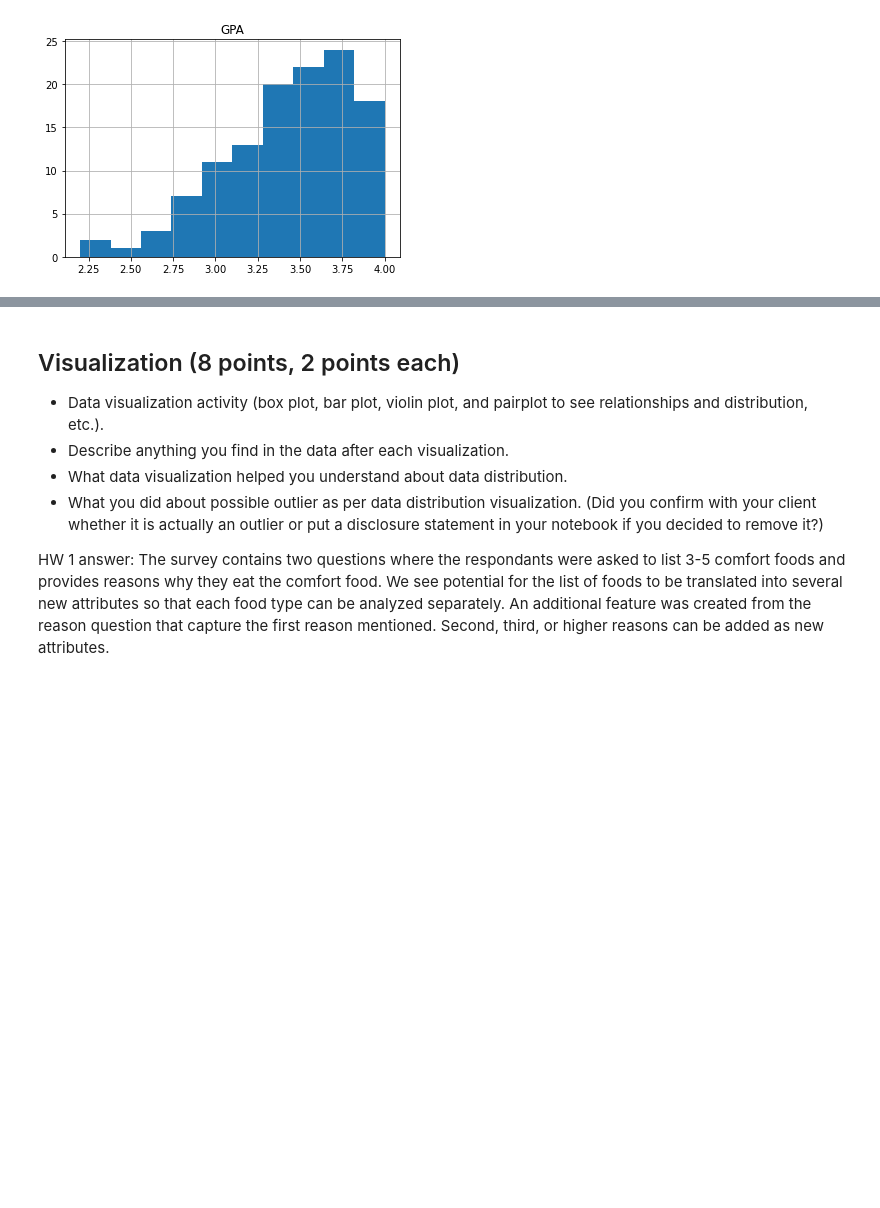
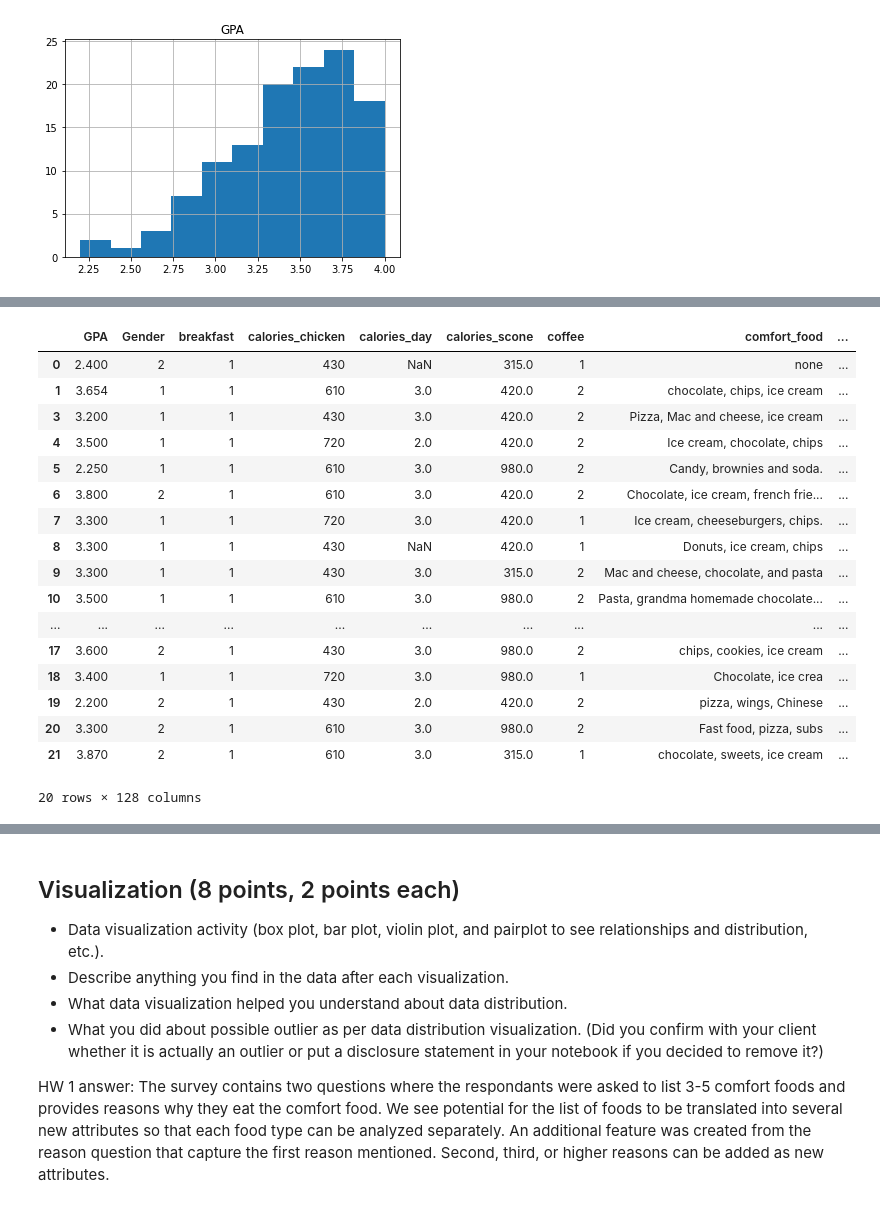
Before and after one commit to cuneom/COMP-4447-Final-Project---Food, a Jupyter notebook: FinalProject.ipynb, the cells around one changed output, grey strips where cells are left out. Drawn from its saved outputs; the diff is of its cells as text; code cells hidden in the pictures; blank space fills up the shorter version.

```diff
--- a/FinalProject.ipynb
+++ b/FinalProject.ipynb
@@ -252,0 +482,43 @@ Length: 186, dtype: object
+# %%
+#calculate healthiness score - low score for healthest options (new feature)
+
+#breakfast = 1 (Cereal), 2 (donuts). 1 = healthy (H), 2 = unhealthy (UH)
+#coffee = 1 (creamy frapuccino), 2 (espresso). 1 = UH, 2 = H
+#drink = 1 (orange juice), 2 (soda). 1 = H, 2 = UH
+#fries = 1 (McDonalds fries), 2 (home fries). 1 = UH, 2 = H
+#soup = 1 (vegetable soup), 2 (creamy soup). 1 = H, 2 = UH
+
+#checking column types
+df.dtypes
+
+
+#recoding columns - 0 is healthier option, 1 is unhealthier option
+df['rbreakfast'] = [0 if x == 1 else 1 for x in df['breakfast']]
+df['rcoffee'] = [0 if x == 2 else 1 for x in df['coffee']]
+df['rdrink'] = [0 if x == 1 else 1 for x in df['drink']]
+df['rfries'] = [0 if x == 2 else 1 for x in df['fries']]
+df['rsoup'] = [0 if x == 1 else 1 for x in df['soup']]
+df.head(20)
+
+#total healthiness score
+df['healthiness_score'] = df['rbreakfast'] + df['rcoffee'] + df['rdrink'] + df['rfries'] + df['rsoup']
+df.head(20)
+# %% [output]
+|  | GPA | Gender | breakfast | calories_chicken | calories_day | calories_scone | coffee | comfort_food | ... |
+| 0 | 2.400 | 2 | 1 | 430 | NaN | 315.0 | 1 | none | ... |
+| 1 | 3.654 | 1 | 1 | 610 | 3.0 | 420.0 | 2 | chocolate, chips, ice cream | ... |
+| 3 | 3.200 | 1 | 1 | 430 | 3.0 | 420.0 | 2 | Pizza, Mac and cheese, ice cream | ... |
+| 4 | 3.500 | 1 | 1 | 720 | 2.0 | 420.0 | 2 | Ice cream, chocolate, chips | ... |
+| 5 | 2.250 | 1 | 1 | 610 | 3.0 | 980.0 | 2 | Candy, brownies and soda. | ... |
+| 6 | 3.800 | 2 | 1 | 610 | 3.0 | 420.0 | 2 | Chocolate, ice cream, french frie... | ... |
+| 7 | 3.300 | 1 | 1 | 720 | 3.0 | 420.0 | 1 | Ice cream, cheeseburgers, chips. | ... |
+| 8 | 3.300 | 1 | 1 | 430 | NaN | 420.0 | 1 | Donuts, ice cream, chips | ... |
+| 9 | 3.300 | 1 | 1 | 430 | 3.0 | 315.0 | 2 | Mac and cheese, chocolate, and pasta | ... |
+| 10 | 3.500 | 1 | 1 | 610 | 3.0 | 980.0 | 2 | Pasta, grandma homemade chocolate... | ... |
+| ... | ... | ... | ... | ... | ... | ... | ... | ... | ... |
+| 17 | 3.600 | 2 | 1 | 430 | 3.0 | 980.0 | 2 | chips, cookies, ice cream | ... |
+| 18 | 3.400 | 1 | 1 | 720 | 3.0 | 980.0 | 1 | Chocolate, ice crea | ... |
+| 19 | 2.200 | 2 | 1 | 430 | 2.0 | 420.0 | 2 | pizza, wings, Chinese | ... |
+| 20 | 3.300 | 2 | 1 | 610 | 3.0 | 980.0 | 2 | Fast food, pizza, subs | ... |
+| 21 | 3.870 | 2 | 1 | 610 | 3.0 | 315.0 | 1 | chocolate, sweets, ice cream | ... |
+20 rows × 128 columns
```
Also changed, not shown: parts of 35 cells of this notebook, 1 other file.
